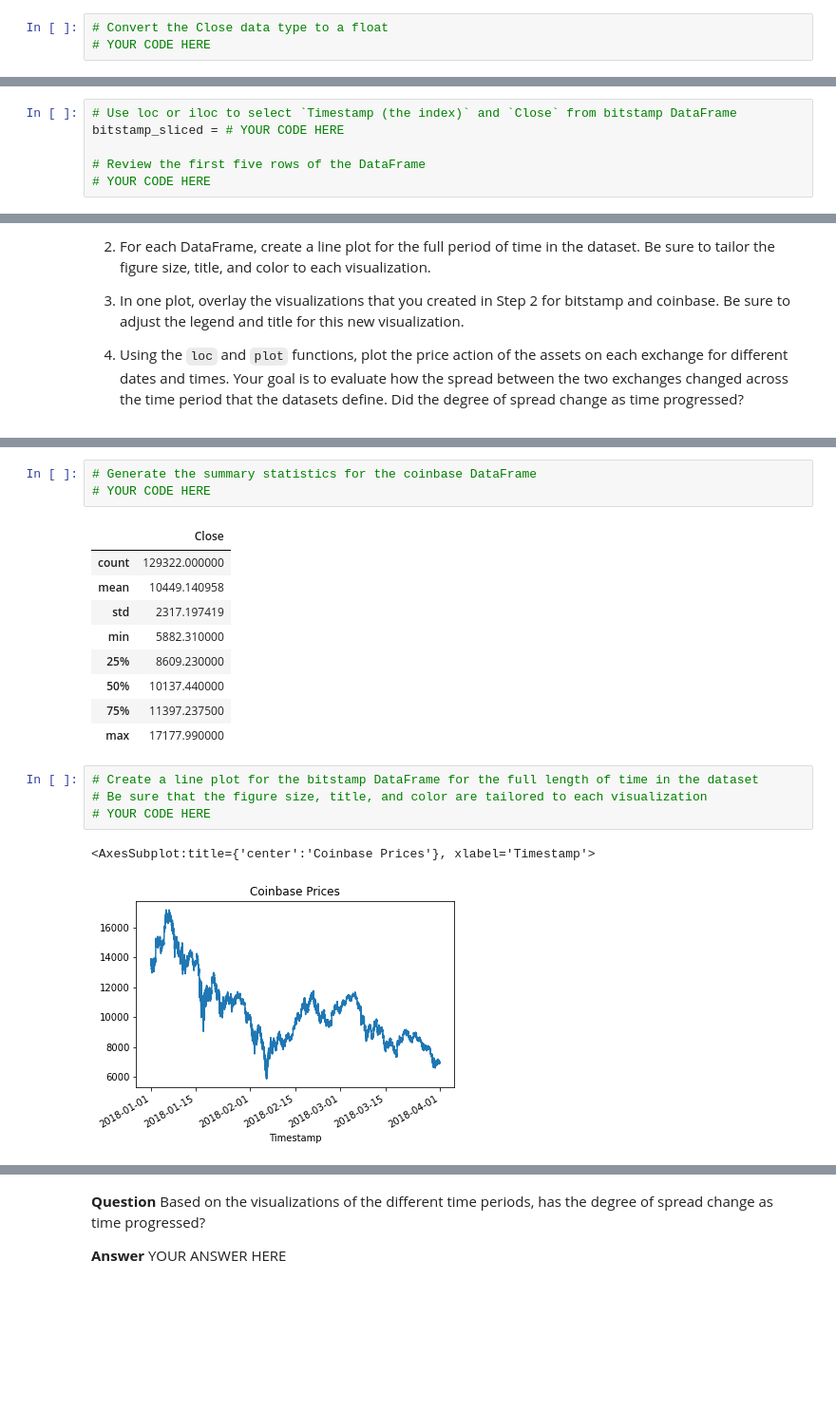
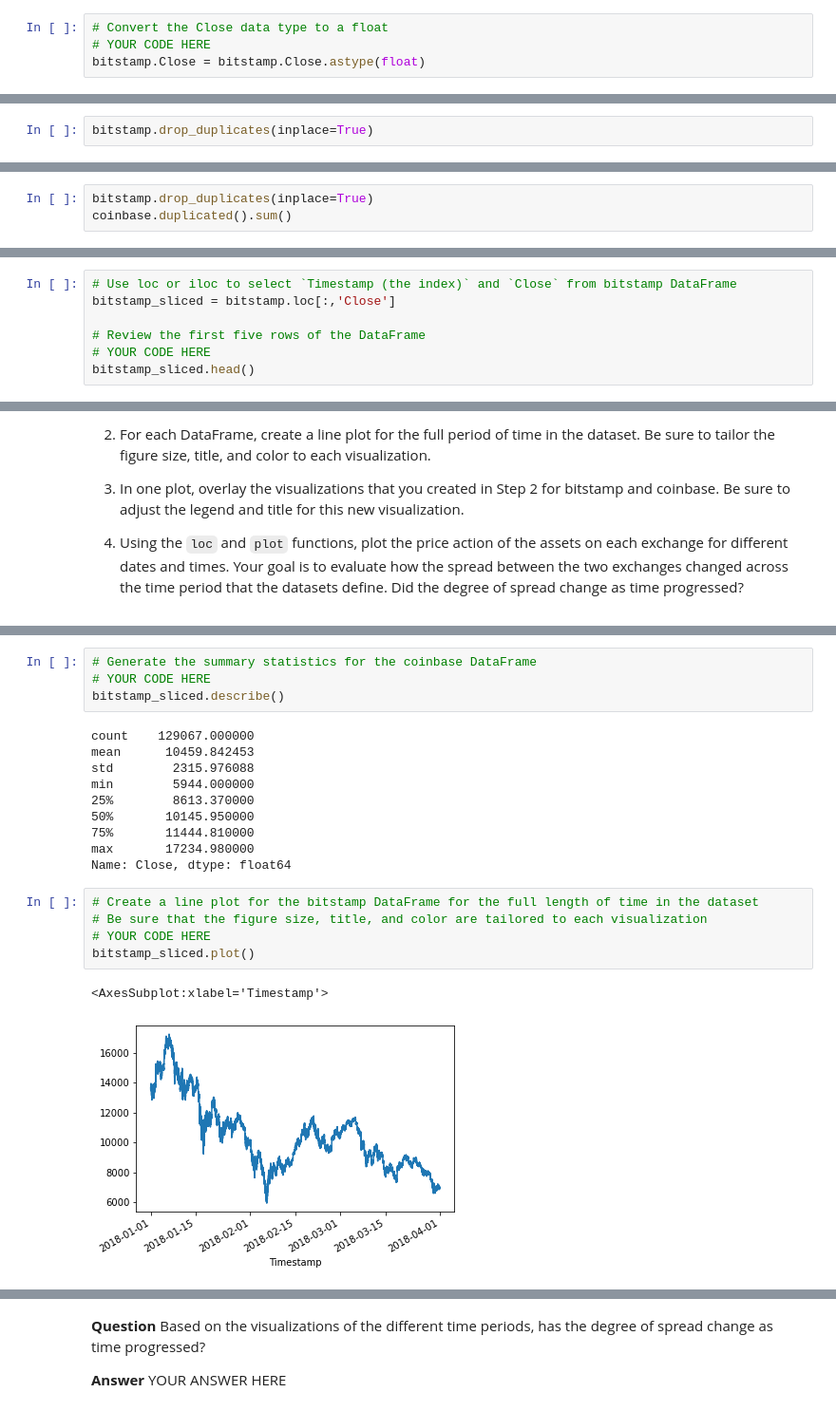
Before and after one commit to petepetersen423/Fintech-Workspace, a Jupyter notebook: M3/Challenge_coinbase_bitstamp/Starter_Code/crypto_arbitrage.ipynb, the cells around one changed output, grey strips where cells are left out. Shown at 95% size. Saved outputs shown, nothing was run; the diff lists cells and outputs as text; blank space fills up the shorter version.

```diff
--- a/M3/Challenge_coinbase_bitstamp/Starter_Code/crypto_arbitrage.ipynb
+++ b/M3/Challenge_coinbase_bitstamp/Starter_Code/crypto_arbitrage.ipynb
@@ -106,3 +127,4 @@ To prepare and clean your data for analysis, complete the following steps:
 # %%
 # Convert the Close data type to a float
 # YOUR CODE HERE
+bitstamp.Close = bitstamp.Close.astype(float)
@@ -114,3 +147,5 @@ To prepare and clean your data for analysis, complete the following steps:
+# %%
+bitstamp.drop_duplicates(inplace=True)
 # %% [markdown]
 ### Step 5: Repeat Steps 1–4 for the coinbase DataFrame.
 # %%
@@ -118,0 +173,3 @@ To prepare and clean your data for analysis, complete the following steps:
+# %%
+bitstamp.drop_duplicates(inplace=True)
+coinbase.duplicated().sum()
@@ -138,8 +199,9 @@ Select the data you want to analyze. Use `loc` or `iloc` to select the following
 * Close
 # %%
 # Use loc or iloc to select `Timestamp (the index)` and `Close` from bitstamp DataFrame
-bitstamp_sliced = # YOUR CODE HERE
+bitstamp_sliced = bitstamp.loc[:,'Close']
 
 # Review the first five rows of the DataFrame
 # YOUR CODE HERE
+bitstamp_sliced.head()
 # %% [output]
@@ -192,23 +256,25 @@ Sort through the time series data associated with the bitstamp and coinbase Data
 # %%
 # Generate the summary statistics for the coinbase DataFrame
 # YOUR CODE HERE
+bitstamp_sliced.describe()
 # %% [output]
-|  | Close |
-| count | 129322.000000 |
-| mean | 10449.140958 |
-| std | 2317.197419 |
-| min | 5882.310000 |
-| 25% | 8609.230000 |
-| 50% | 10137.440000 |
-| 75% | 11397.237500 |
-| max | 17177.990000 |
+count    129067.000000
+mean      10459.842453
+std        2315.976088
+min        5944.000000
+25%        8613.370000
+50%       10145.950000
+75%       11444.810000
+max       17234.980000
+Name: Close, dtype: float64
 # %%
 # Create a line plot for the bitstamp DataFrame for the full length of time in the dataset
 # Be sure that the figure size, title, and color are tailored to each visualization
 # YOUR CODE HERE
+bitstamp_sliced.plot()
 # %% [output]
-<AxesSubplot:title={'center':'Coinbase Prices'}, xlabel='Timestamp'>
+<AxesSubplot:xlabel='Timestamp'>
-[figure, old version]
+[figure, new version]
 # %%
 # Create a line plot for the coinbase DataFrame for the full length of time in the dataset
 # Be sure that the figure size, title, and color are tailored to each visualization
```
Also changed, not shown: parts of 24 cells of this notebook.
